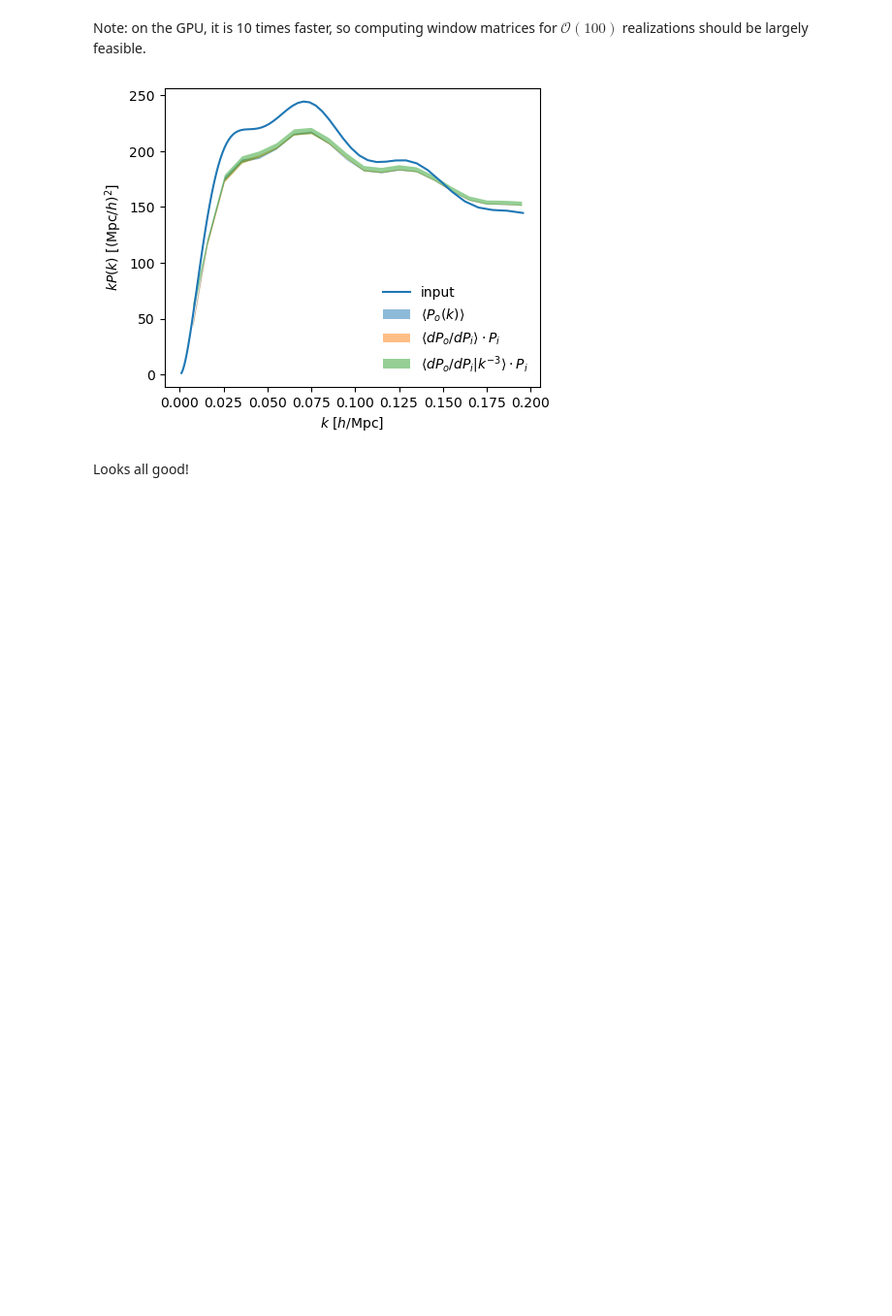
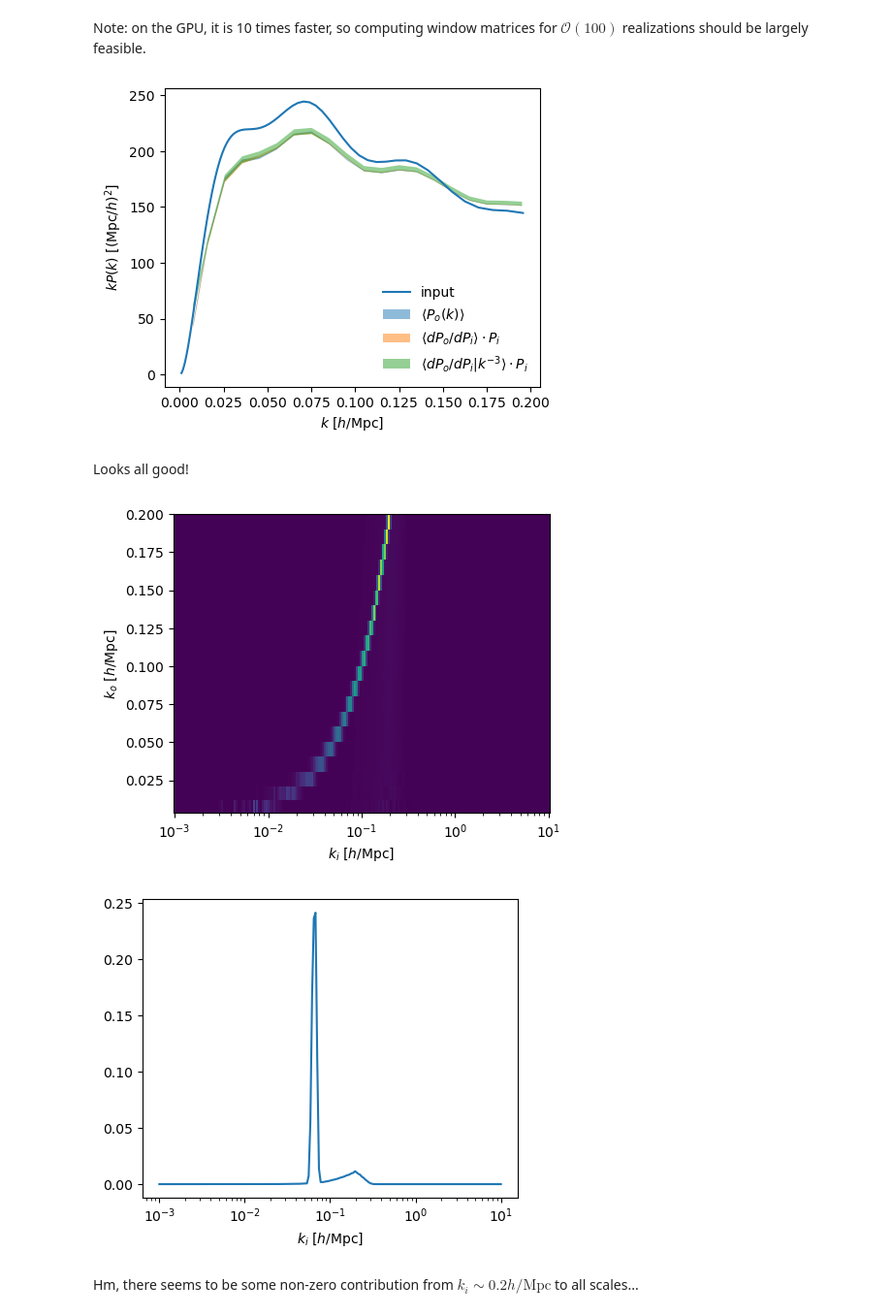
Before and after one commit to adematti/jax-window, a Jupyter notebook: nb/window_with_autodiff.ipynb, the cells around one changed output. Shown at 97% size. Saved outputs shown, nothing was run; the diff lists cells and outputs as text; code cells hidden in the pictures; blank space fills up the shorter version.

Commit message:
adding window matrix plot

```diff
--- a/nb/window_with_autodiff.ipynb
+++ b/nb/window_with_autodiff.ipynb
@@ -149,7 +149,7 @@ Green is on top of orange, good. But woops, it looks like the derivative $dP_o/d
 Let's try to average!
 # %%
 from tqdm import trange
-pks, pkts, pkts_km3 = [], [], []
+pks, wmats, pkts, pkts_km3 = [], [], [], []
 npk, npkt = 50, 50
 with trange(npk) as t:
     for imock in t:
@@ -159,7 +159,9 @@ with trange(npkt) as t:
     for imock in t:
         # Here we do not use the same seeds
         seed = random.key(2 * imock + 1)
-        pkts.append(get_wmat(pkin, seed=seed).dot(pkin))
+        wmat = get_wmat(pkin, seed=seed)
+        wmats.append(wmat)
+        pkts.append(wmat.dot(pkin))
         pkts_km3.append(get_wmat(kin**(-3), seed=seed).dot(pkin))
 # %% [markdown]
 Note: on the GPU, it is 10 times faster, so computing window matrices for $\mathcal{O}(100)$ realizations should be largely feasible.
@@ -184,3 +186,23 @@ plt.show()
 [figure]
 # %% [markdown]
 Looks all good!
+# %%
+wmat = np.mean(wmats, axis=0)
+ax = plt.gca()
+ax.pcolormesh(kin, k, wmat)
+ax.set_xscale('log')
+ax.set_ylabel(r'$k_o$ [$h/\mathrm{Mpc}$]')
+ax.set_xlabel(r'$k_i$ [$h/\mathrm{Mpc}$]')
+plt.show()
+
+ax = plt.gca()
+ax.plot(kin, wmat[np.argmin(np.abs(k - 0.07))])
+ax.set_xscale('log')
+ax.set_xlabel(r'$k_i$ [$h/\mathrm{Mpc}$]')
+ax.set_ylabel(r'$\mathrm{W}(k_o=0.07, k_i)$')
+plt.show()
+# %% [output]
+[figure, added]
+[figure, added]
+# %% [markdown]
+Hm, there seems to be some non-zero contribution from $k_i \sim 0.2 h/\mathrm{Mpc}$ to all scales...
```
